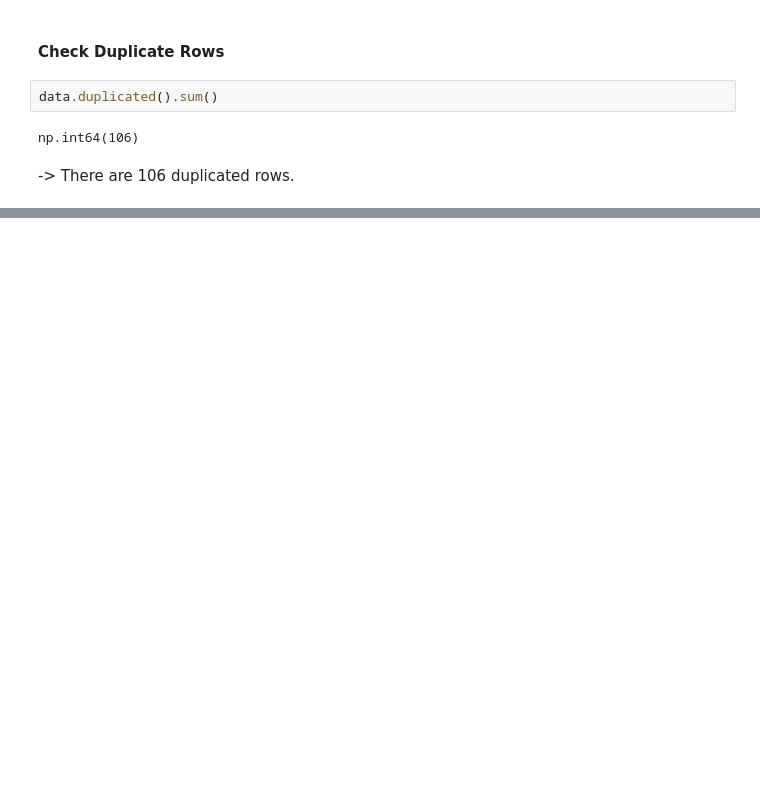
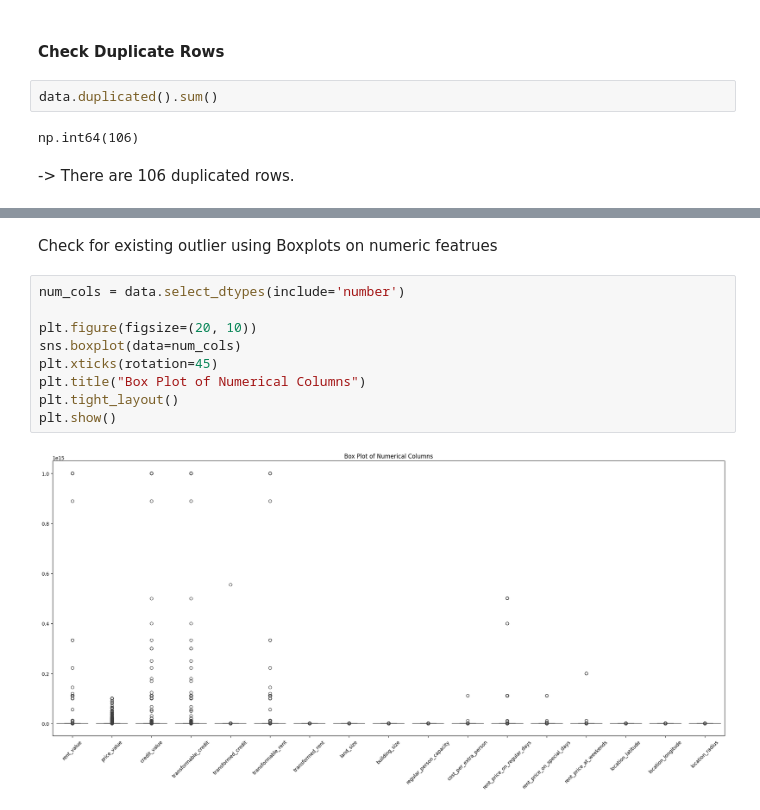
Before and after one commit to mehdirt/Divar-Project, a Jupyter notebook: divar_real_state.ipynb, the cells around one changed output, grey strips where cells are left out. Cells and saved outputs as stored; diff of their text form; blank space fills up the shorter version.

```diff
--- a/divar_real_state.ipynb
+++ b/divar_real_state.ipynb
@@ -300,0 +310,13 @@ np.int64(106)
+# %% [markdown]
+Check for existing outlier using Boxplots on numeric featrues
+# %%
+num_cols = data.select_dtypes(include='number')
+
+plt.figure(figsize=(20, 10))
+sns.boxplot(data=num_cols)
+plt.xticks(rotation=45)
+plt.title("Box Plot of Numerical Columns")
+plt.tight_layout()
+plt.show()
+# %% [output]
+[figure, added]
```
Also changed, not shown: parts of 3 cells of this notebook.
